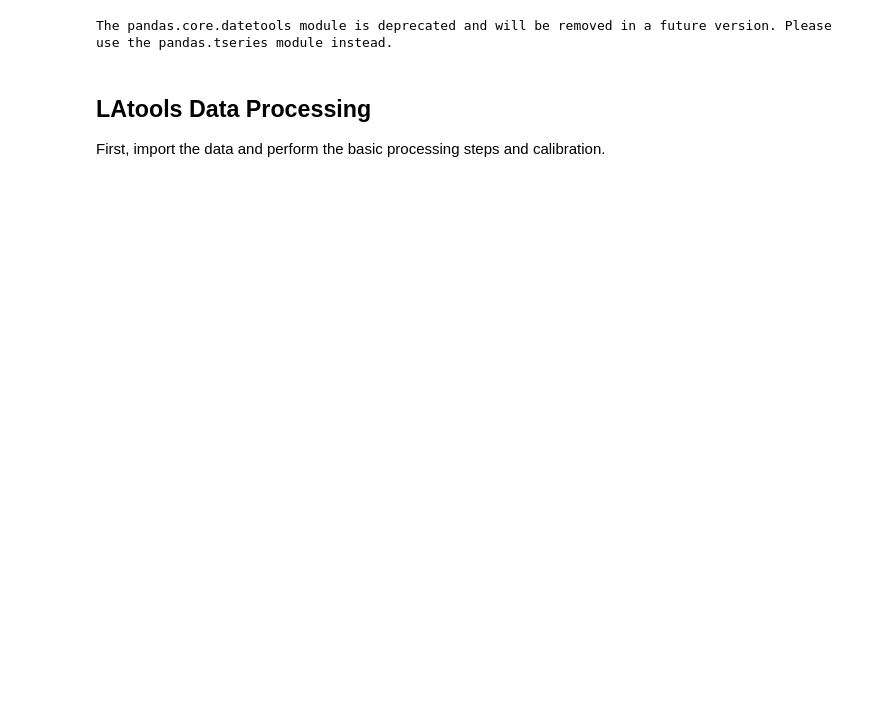
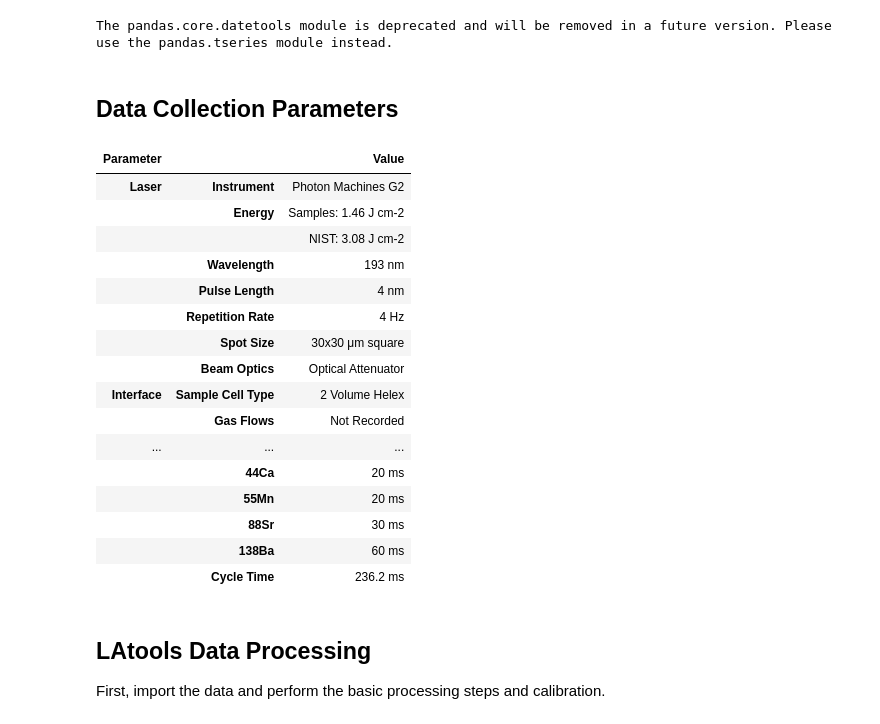
Before and after one commit to oscarbranson/latools, a Jupyter notebook: Supplement/manual_downcore_foram.ipynb, the cells around one changed output. Drawn from its saved outputs; the diff is of its cells as text; code cells hidden in the pictures; blank space fills up the shorter version.

```diff
--- a/Supplement/manual_downcore_foram.ipynb
+++ b/Supplement/manual_downcore_foram.ipynb
@@ -13,6 +12,28 @@ import matplotlib.pyplot as plt
 %matplotlib inline
 # %% [output]
 The pandas.core.datetools module is deprecated and will be removed in a future version. Please use the pandas.tseries module instead.
+# %% [markdown]
+## Data Collection Parameters
+# %%
+HTML(filename="./Parameter_Tables/fossil_forams.html")
+# %% [output]
+| Parameter |  | Value |
+| Laser | Instrument | Photon Machines G2 |
+|  | Energy | Samples: 1.46 J cm-2 |
+|  |  | NIST: 3.08 J cm-2 |
+|  | Wavelength | 193 nm |
+|  | Pulse Length | 4 nm |
+|  | Repetition Rate | 4 Hz |
+|  | Spot Size | 30x30 μm square |
+|  | Beam Optics | Optical Attenuator |
+| Interface | Sample Cell Type | 2 Volume Helex |
+|  | Gas Flows | Not Recorded |
+| ... | ... | ... |
+|  | 44Ca | 20 ms |
+|  | 55Mn | 20 ms |
+|  | 88Sr | 30 ms |
+|  | 138Ba | 60 ms |
+|  | Cycle Time | 236.2 ms |
 # %% [markdown]
 ## LAtools Data Processing
 
```
Also changed, not shown: parts of 18 cells of this notebook, 4 other files.
